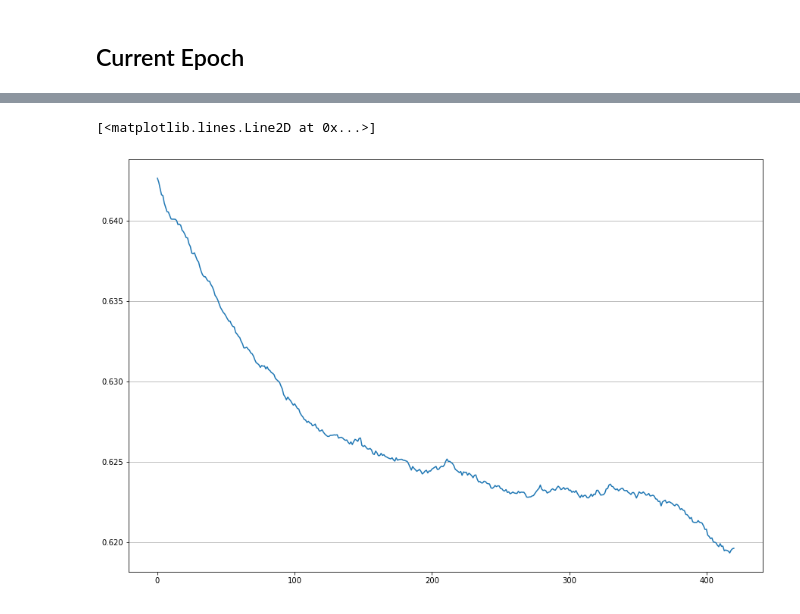
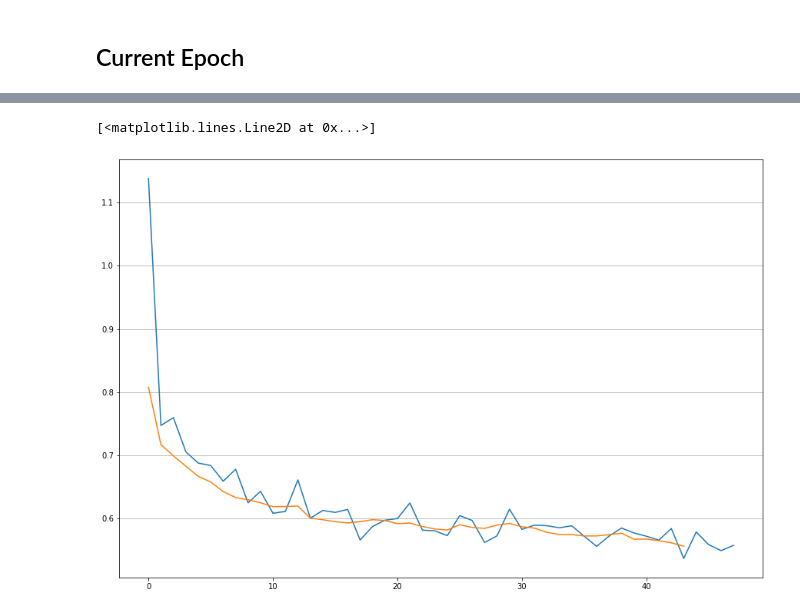
Before and after one commit to bglazer/opisca, a Jupyter notebook: training_logs.ipynb, the cells around one changed output, grey strips where cells are left out. Saved outputs shown, nothing was run; the diff lists cells and outputs as text; code cells hidden in the pictures.

```diff
--- a/training_logs.ipynb
+++ b/training_logs.ipynb
@@ -44,3 +38,13 @@ keys = [
+# %%
+keys = [
+    'Batch',
+    'train zero one loss',
+    'train value loss',
+    'train prediction loss',
+    'validation zero one loss',
+    'validation value loss',
+    'validation prediction loss',
+]
 # %% [markdown]
 #### Bucket Size
 # %%
@@ -52,8 +56,8 @@ matches = {}
 #### Timestamp of run
 # %%
 files = [
-        'logs/train_earl_20211025-1536.log',
-         ]
+    'logs/train_earl_20211026-1235.log'
+]
 # %%
 for file in files:
     if file not in readers:
@@ -77,9 +97,9 @@ batch
 # %%
-wasserstein = matches['Batch']
+validation_loss = matches['validation prediction loss']
 plt.figure(figsize=(15,10))
 plt.grid(axis='y')
-# plt.plot(bucket(wasserstein, bucket_size))
-plt.plot(moving_average(wasserstein, 500))
+plt.plot(validation_loss)
+plt.plot(moving_average(validation_loss,5))
 # %% [output]
 [<matplotlib.lines.Line2D at 0x...>]
-[figure, old version]
+[figure, new version]
```
Also changed, not shown: parts of 6 cells of this notebook.
